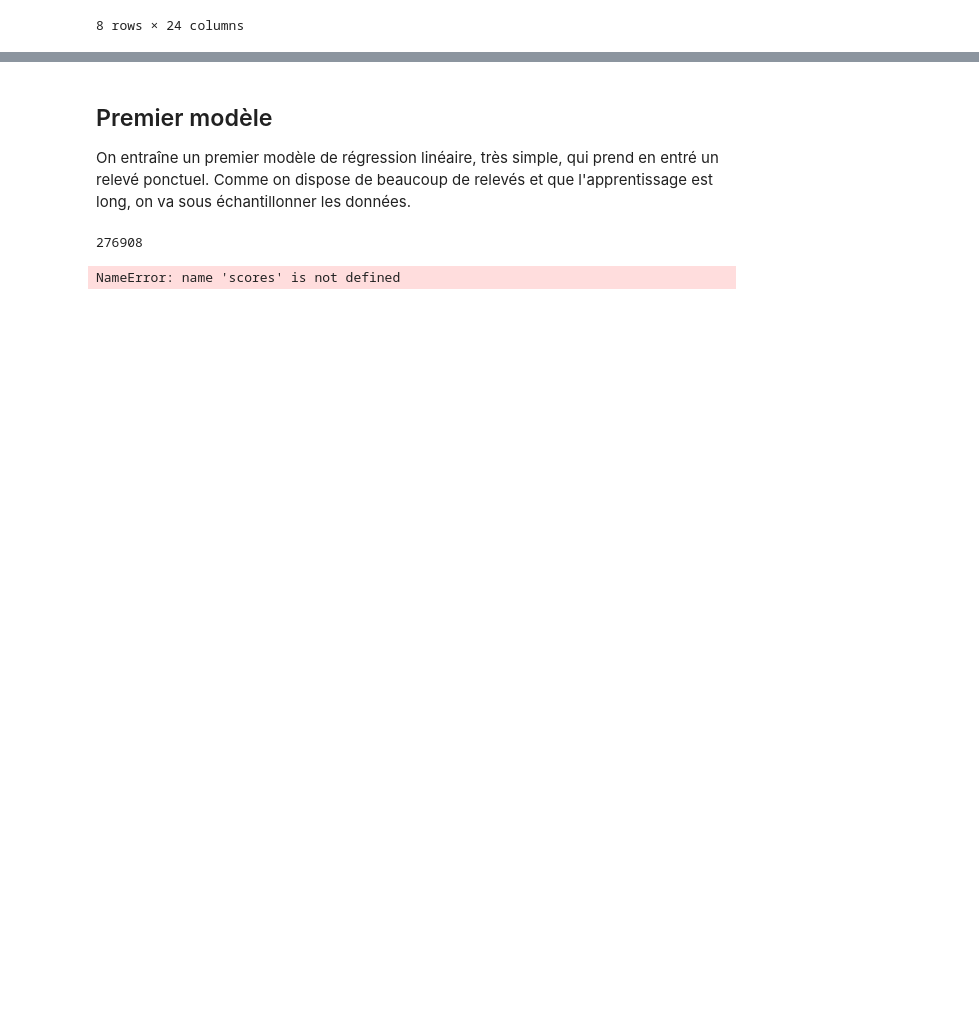
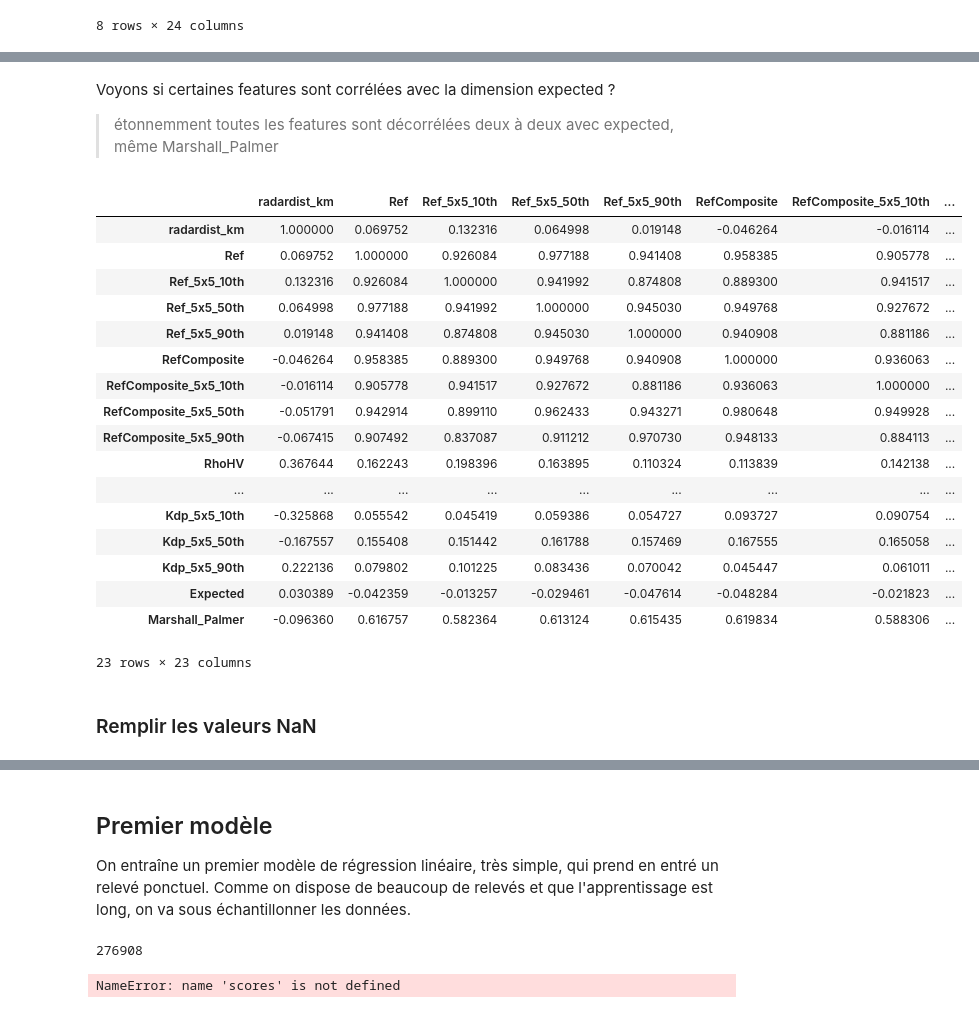
Before and after one commit to Cadene/FDMS, a Jupyter notebook: TME3/FDMS_Kaggle_CadeneChen.ipynb, the cells around one changed output, grey strips where cells are left out. Drawn from its saved outputs; the diff is of its cells as text; code cells hidden in the pictures; blank space fills up the shorter version.

```diff
--- a/TME3/FDMS_Kaggle_CadeneChen.ipynb
+++ b/TME3/FDMS_Kaggle_CadeneChen.ipynb
@@ -144,0 +275,36 @@ nombre de séquences: 393313
+# %%
+%%time
+def marshall_palmer(ref, minutes_past):
+    #print "Estimating rainfall from {0} observations".format(len(minutes_past))
+    # how long is each observation valid?
+    valid_time = np.zeros_like(minutes_past)
+    valid_time[0] = minutes_past.iloc[0]
+    for n in xrange(1, len(minutes_past)):
+        valid_time[n] = minutes_past.iloc[n] - minutes_past.iloc[n-1]
+    valid_time[-1] = valid_time[-1] + 60 - np.sum(valid_time)
+    valid_time = valid_time / 60.0
+
+    # sum up rainrate * validtime
+    sum = 0
+    for dbz, hours in zip(ref, valid_time):
+        # See: http s://en.wikipedia.org/wiki/DBZ_(meteorology)
+        if np.isfinite(dbz):
+            mmperhr = pow(pow(10, dbz/10)/200, 0.625)
+            sum = sum + mmperhr * hours
+    return sum
+
+# each unique Id is an hour of data at some gauge
+def myfunc(seq):
+    #rowid = hour['Id'].iloc[0]
+    # sort hour by minutes_past
+    seq = seq.sort('minutes_past', ascending=True)
+    mp = marshall_palmer(seq['Ref'], seq['minutes_past'])
+    #print(type(seq.mean()))
+    rslt = seq.mean()
+    rslt['Marshall_Palmer'] = mp
+    rslt = rslt.drop(['Id','minutes_past'])
+    return rslt
+
+dfFeatures = df.groupby(df.index).apply(myfunc)
+
+#estimates.to_csv(outfile, header=True)
@@ -144,0 +326,26 @@ nombre de séquences: 393313
+# %% [markdown]
+Voyons si certaines features sont corrélées avec la dimension expected ?
+> étonnemment toutes les features sont décorrélées deux à deux avec expected, même Marshall_Palmer
+# %%
+dfFeatures.corr()
+# %% [output]
+|  | radardist_km | Ref | Ref_5x5_10th | Ref_5x5_50th | Ref_5x5_90th | RefComposite | RefComposite_5x5_10th | ... |
+| radardist_km | 1.000000 | 0.069752 | 0.132316 | 0.064998 | 0.019148 | -0.046264 | -0.016114 | ... |
+| Ref | 0.069752 | 1.000000 | 0.926084 | 0.977188 | 0.941408 | 0.958385 | 0.905778 | ... |
+| Ref_5x5_10th | 0.132316 | 0.926084 | 1.000000 | 0.941992 | 0.874808 | 0.889300 | 0.941517 | ... |
+| Ref_5x5_50th | 0.064998 | 0.977188 | 0.941992 | 1.000000 | 0.945030 | 0.949768 | 0.927672 | ... |
+| Ref_5x5_90th | 0.019148 | 0.941408 | 0.874808 | 0.945030 | 1.000000 | 0.940908 | 0.881186 | ... |
+| RefComposite | -0.046264 | 0.958385 | 0.889300 | 0.949768 | 0.940908 | 1.000000 | 0.936063 | ... |
+| RefComposite_5x5_10th | -0.016114 | 0.905778 | 0.941517 | 0.927672 | 0.881186 | 0.936063 | 1.000000 | ... |
+| RefComposite_5x5_50th | -0.051791 | 0.942914 | 0.899110 | 0.962433 | 0.943271 | 0.980648 | 0.949928 | ... |
+| RefComposite_5x5_90th | -0.067415 | 0.907492 | 0.837087 | 0.911212 | 0.970730 | 0.948133 | 0.884113 | ... |
+| RhoHV | 0.367644 | 0.162243 | 0.198396 | 0.163895 | 0.110324 | 0.113839 | 0.142138 | ... |
+| ... | ... | ... | ... | ... | ... | ... | ... | ... |
+| Kdp_5x5_10th | -0.325868 | 0.055542 | 0.045419 | 0.059386 | 0.054727 | 0.093727 | 0.090754 | ... |
+| Kdp_5x5_50th | -0.167557 | 0.155408 | 0.151442 | 0.161788 | 0.157469 | 0.167555 | 0.165058 | ... |
+| Kdp_5x5_90th | 0.222136 | 0.079802 | 0.101225 | 0.083436 | 0.070042 | 0.045447 | 0.061011 | ... |
+| Expected | 0.030389 | -0.042359 | -0.013257 | -0.029461 | -0.047614 | -0.048284 | -0.021823 | ... |
+| Marshall_Palmer | -0.096360 | 0.616757 | 0.582364 | 0.613124 | 0.615435 | 0.619834 | 0.588306 | ... |
+23 rows × 23 columns
+# %% [markdown]
+### Remplir les valeurs NaN
```
Also changed, not shown: parts of 41 cells of this notebook, 2 other files.
